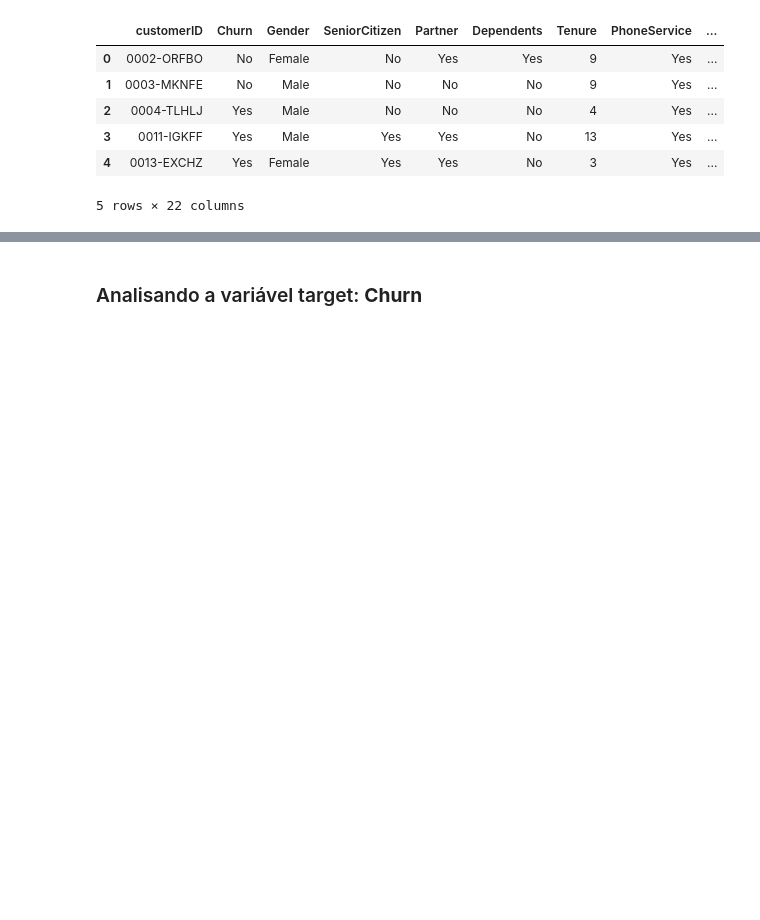
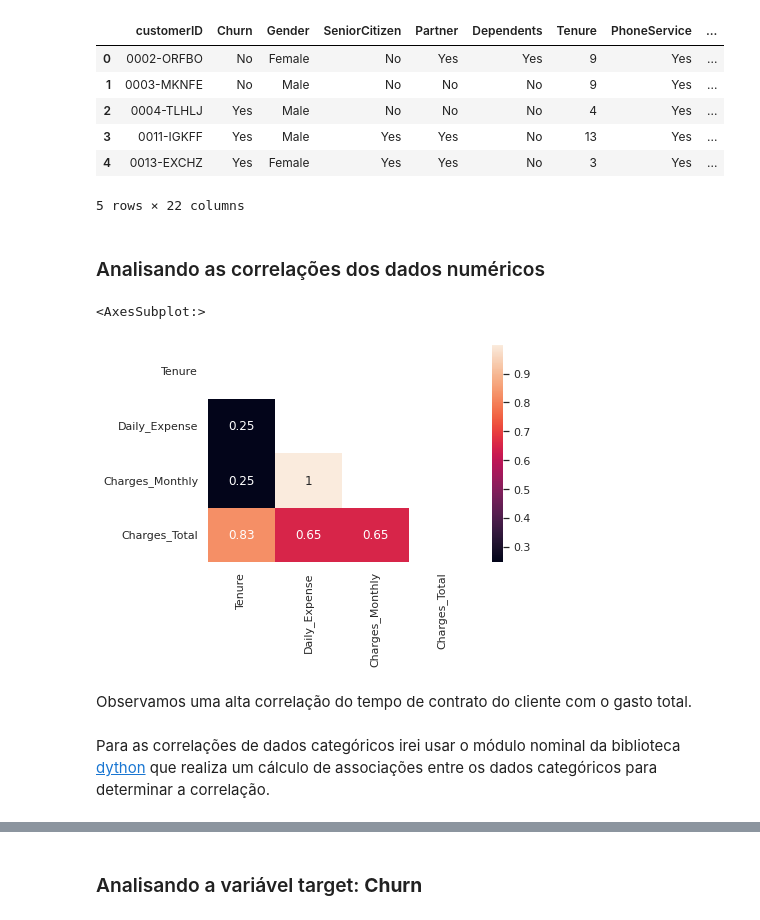
Before and after one commit to andre-almd/Alura_Challenge_Data_Science, a Jupyter notebook: Semana 02 - Visualização dos Dados/Challenge_Alura_Voz_Semana_2.ipynb, the cells around one changed output, grey strips where cells are left out. Drawn from its saved outputs; the diff is of its cells as text; code cells hidden in the pictures; blank space fills up the shorter version.

Commit message:
correlação dos dados

```diff
--- a/Semana 02 - Visualização dos Dados/Challenge_Alura_Voz_Semana_2.ipynb
+++ b/Semana 02 - Visualização dos Dados/Challenge_Alura_Voz_Semana_2.ipynb
@@ -24,3 +27,19 @@ dados.head()
 | 3 | 0011-IGKFF | Yes | Male | Yes | Yes | No | 13 | Yes | ... |
 | 4 | 0013-EXCHZ | Yes | Female | Yes | Yes | No | 3 | Yes | ... |
 5 rows × 22 columns
+# %% [markdown]
+### Analisando as correlações dos dados numéricos
+# %%
+corr = dados.corr()
+# %%
+mask = np.zeros_like(corr)
+mask[np.triu_indices_from(mask)] = True
+# %%
+sns.heatmap(corr, annot=True, mask=mask)
+# %% [output]
+<AxesSubplot:>
+[figure, added]
+# %% [markdown]
+Observamos uma alta correlação do tempo de contrato do cliente com o gasto total.
+# %% [markdown]
+Para as correlações de dados categóricos irei usar o módulo nominal da biblioteca [dython](https://github.com/shakedzy/dython) que realiza um cálculo de associações entre os dados categóricos para determinar a correlação.
```
Also changed, not shown: parts of 17 cells of this notebook.
